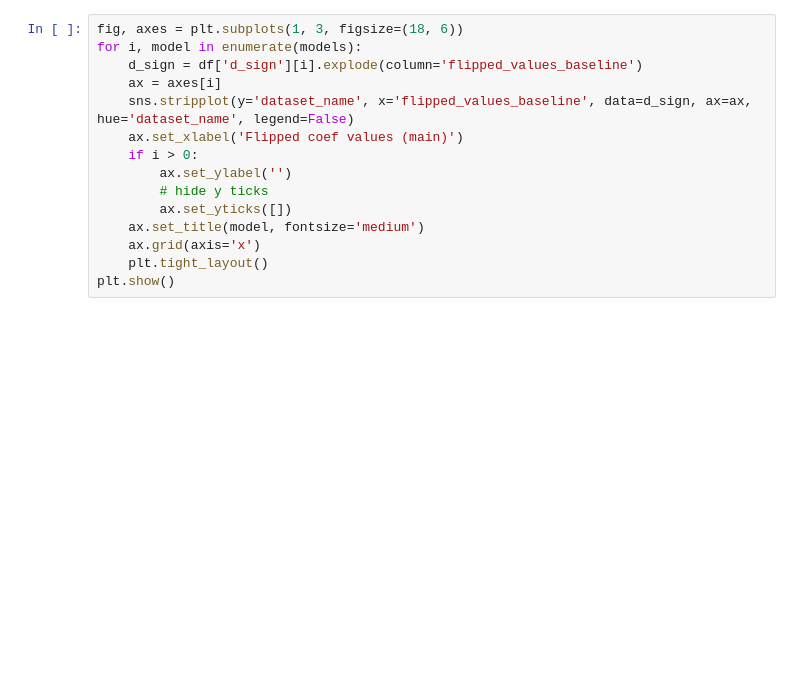
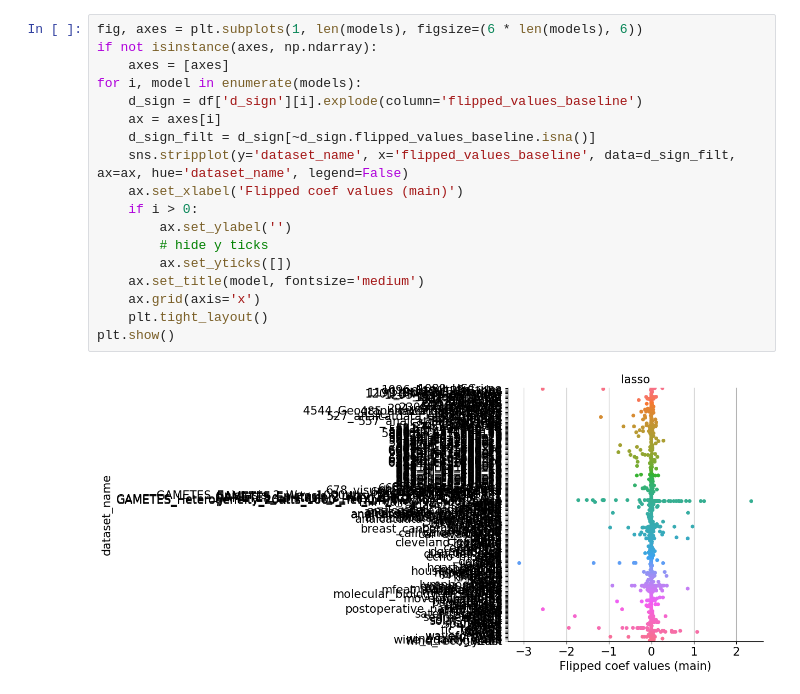
Before and after one commit to csinva/gam-experiments, a Jupyter notebook: notebooks/04_vary_linear.ipynb, the cells around one changed output. Cells and saved outputs as stored; diff of their text form; blank space fills up the shorter version.

```diff
--- a/notebooks/04_vary_linear.ipynb
+++ b/notebooks/04_vary_linear.ipynb
@@ -145,15 +206,20 @@ plt.show()
 # %%
-fig, axes = plt.subplots(1, 3, figsize=(18, 6))
+fig, axes = plt.subplots(1, len(models), figsize=(6 * len(models), 6))
+if not isinstance(axes, np.ndarray):
+    axes = [axes]
 for i, model in enumerate(models):
     d_sign = df['d_sign'][i].explode(column='flipped_values_baseline')
     ax = axes[i]
-    sns.stripplot(y='dataset_name', x='flipped_values_baseline', data=d_sign, ax=ax, hue='dataset_name', legend=False)
+    d_sign_filt = d_sign[~d_sign.flipped_values_baseline.isna()]
+    sns.stripplot(y='dataset_name', x='flipped_values_baseline', data=d_sign_filt, ax=ax, hue='dataset_name', legend=False)
     ax.set_xlabel('Flipped coef values (main)')
     if i > 0:
         ax.set_ylabel('')
         # hide y ticks
         ax.set_yticks([])
     ax.set_title(model, fontsize='medium')
     ax.grid(axis='x')
     plt.tight_layout()
 plt.show()
+# %% [output]
+[figure, added]
```
Also changed, not shown: parts of 11 cells of this notebook, 2 other files.
